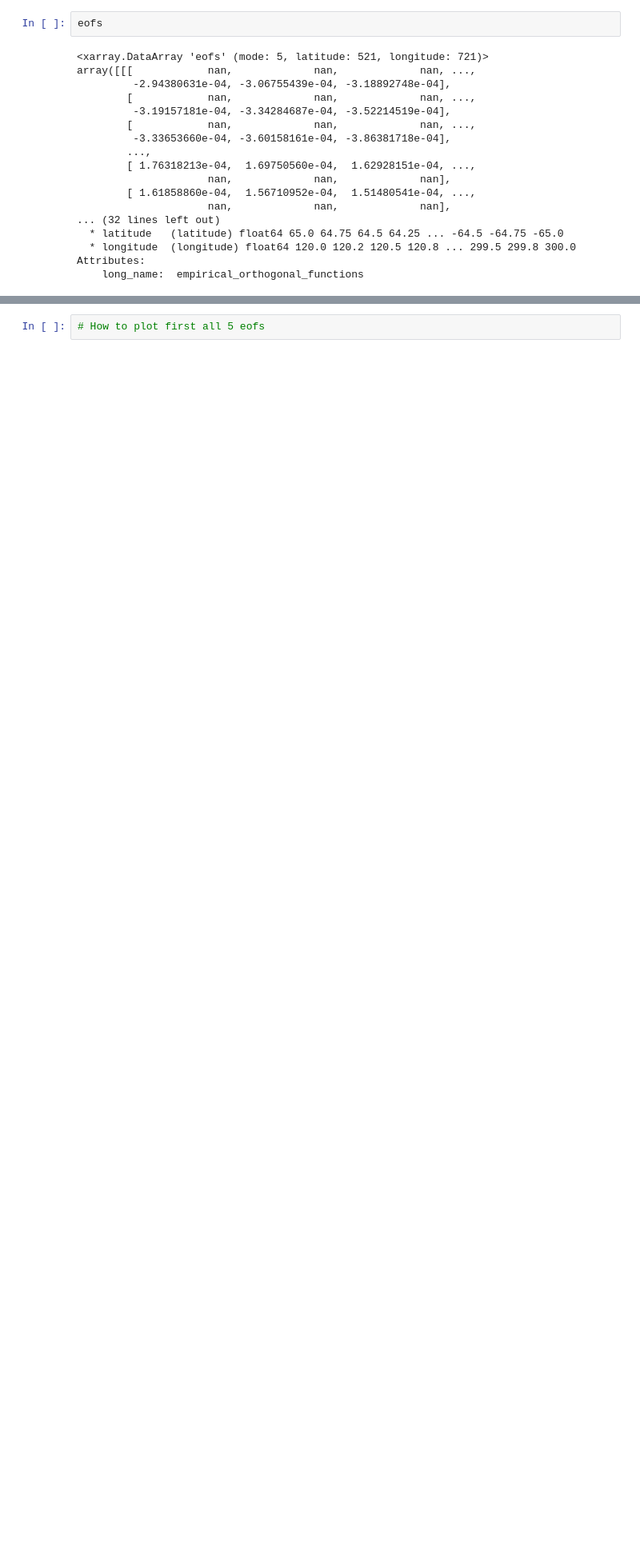
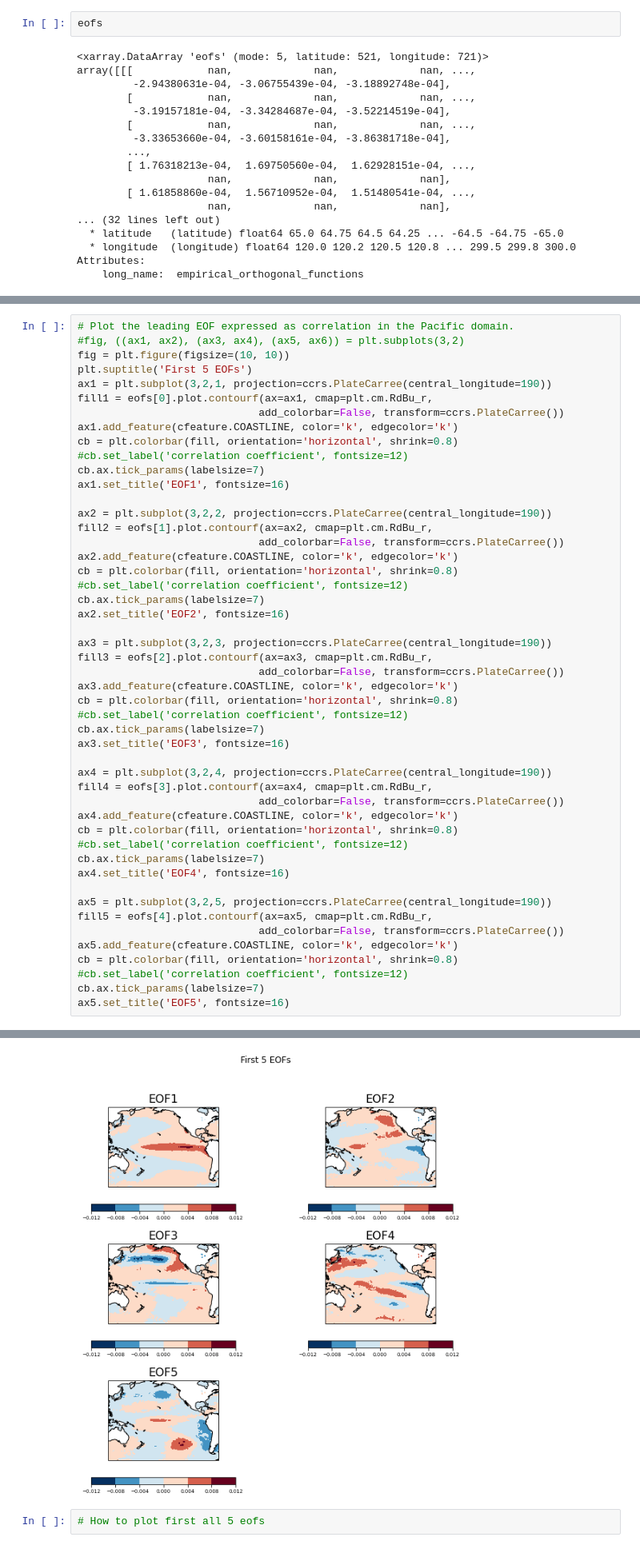
Before and after one commit to atmsillinois/time-series-and-eofs-EWolffWX, a Jupyter notebook: Homework4.ipynb, the cells around one changed output, grey strips where cells are left out. Shown: that part at 80% size. Cells and saved outputs as stored; diff of their text form; blank space fills up the shorter version.

```diff
--- a/Homework4.ipynb
+++ b/Homework4.ipynb
@@ -374,0 +375,50 @@ Text(0.5, 1.0, 'EOF1 expressed as correlation')
+# %%
+# Plot the leading EOF expressed as correlation in the Pacific domain.
+#fig, ((ax1, ax2), (ax3, ax4), (ax5, ax6)) = plt.subplots(3,2)
+fig = plt.figure(figsize=(10, 10))
+plt.suptitle('First 5 EOFs')
+ax1 = plt.subplot(3,2,1, projection=ccrs.PlateCarree(central_longitude=190))
+fill1 = eofs[0].plot.contourf(ax=ax1, cmap=plt.cm.RdBu_r,
+                             add_colorbar=False, transform=ccrs.PlateCarree())
+ax1.add_feature(cfeature.COASTLINE, color='k', edgecolor='k')
+cb = plt.colorbar(fill, orientation='horizontal', shrink=0.8)
+#cb.set_label('correlation coefficient', fontsize=12)
+cb.ax.tick_params(labelsize=7)
+ax1.set_title('EOF1', fontsize=16)
+
+ax2 = plt.subplot(3,2,2, projection=ccrs.PlateCarree(central_longitude=190))
+fill2 = eofs[1].plot.contourf(ax=ax2, cmap=plt.cm.RdBu_r,
+                             add_colorbar=False, transform=ccrs.PlateCarree())
+ax2.add_feature(cfeature.COASTLINE, color='k', edgecolor='k')
+cb = plt.colorbar(fill, orientation='horizontal', shrink=0.8)
+#cb.set_label('correlation coefficient', fontsize=12)
+cb.ax.tick_params(labelsize=7)
+ax2.set_title('EOF2', fontsize=16)
+
+ax3 = plt.subplot(3,2,3, projection=ccrs.PlateCarree(central_longitude=190))
+fill3 = eofs[2].plot.contourf(ax=ax3, cmap=plt.cm.RdBu_r,
+                             add_colorbar=False, transform=ccrs.PlateCarree())
+ax3.add_feature(cfeature.COASTLINE, color='k', edgecolor='k')
+cb = plt.colorbar(fill, orientation='horizontal', shrink=0.8)
+#cb.set_label('correlation coefficient', fontsize=12)
+cb.ax.tick_params(labelsize=7)
+ax3.set_title('EOF3', fontsize=16)
+
+ax4 = plt.subplot(3,2,4, projection=ccrs.PlateCarree(central_longitude=190))
+fill4 = eofs[3].plot.contourf(ax=ax4, cmap=plt.cm.RdBu_r,
+                             add_colorbar=False, transform=ccrs.PlateCarree())
+ax4.add_feature(cfeature.COASTLINE, color='k', edgecolor='k')
+cb = plt.colorbar(fill, orientation='horizontal', shrink=0.8)
+#cb.set_label('correlation coefficient', fontsize=12)
+cb.ax.tick_params(labelsize=7)
+ax4.set_title('EOF4', fontsize=16)
+
+ax5 = plt.subplot(3,2,5, projection=ccrs.PlateCarree(central_longitude=190))
+fill5 = eofs[4].plot.contourf(ax=ax5, cmap=plt.cm.RdBu_r,
+                             add_colorbar=False, transform=ccrs.PlateCarree())
+ax5.add_feature(cfeature.COASTLINE, color='k', edgecolor='k')
+cb = plt.colorbar(fill, orientation='horizontal', shrink=0.8)
+#cb.set_label('correlation coefficient', fontsize=12)
+cb.ax.tick_params(labelsize=7)
+ax5.set_title('EOF5', fontsize=16)
+# %% [output]
@@ -375,3 +426,4 @@ Text(0.5, 1.0, 'EOF1 expressed as correlation')
+[figure, added]
 # %%
 # How to plot first all 5 eofs
 # %% [markdown]
```
Also changed, not shown: parts of 2 cells of this notebook.
